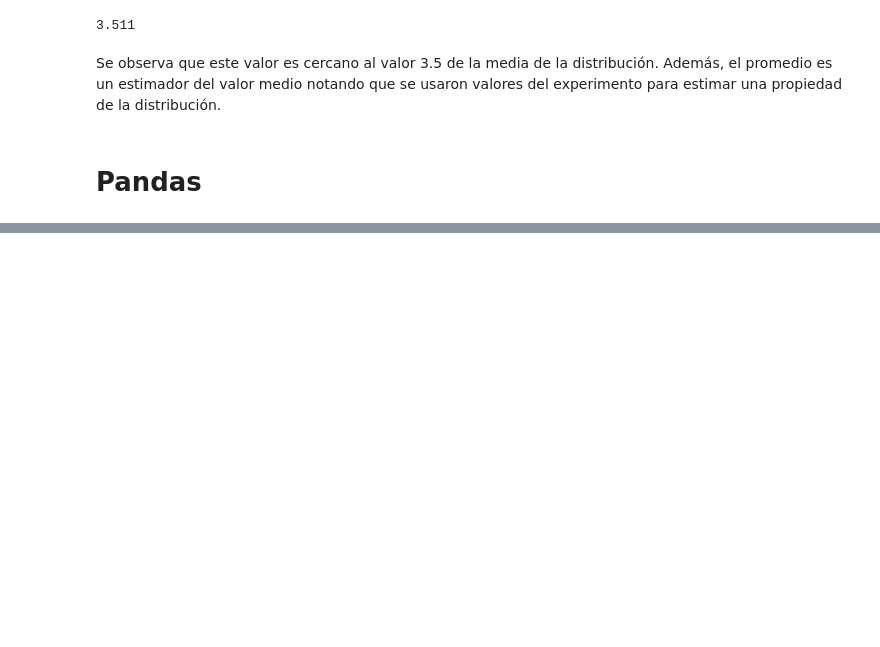
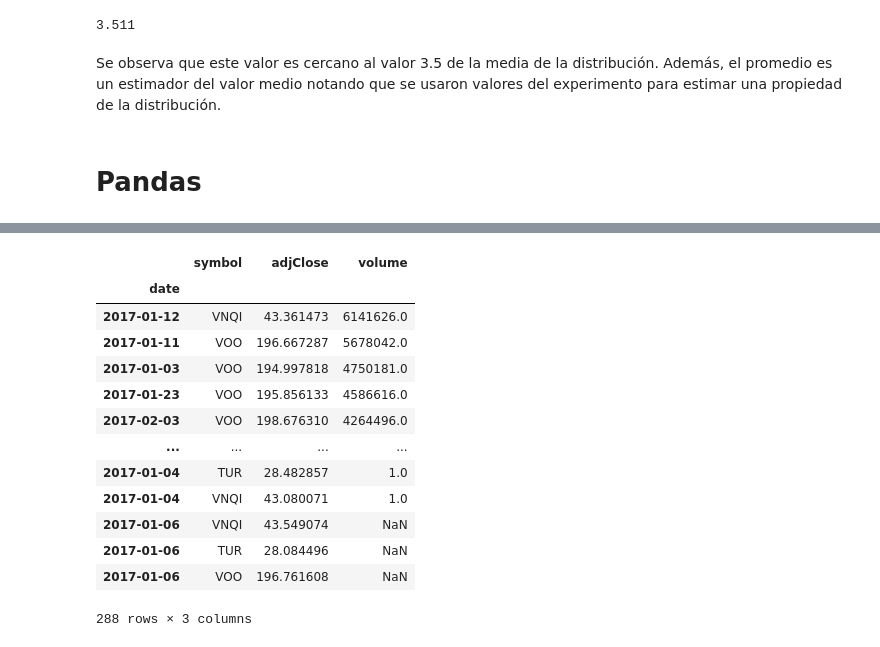
Before and after one commit to lambdaclass/data_etudes, a Jupyter notebook: clases/clase_2_estadistica.ipynb, the cells around one changed output, grey strips where cells are left out. Drawn from its saved outputs; the diff is of its cells as text; code cells hidden in the pictures; blank space fills up the shorter version.

```diff
--- a/clases/clase_2_estadistica.ipynb
+++ b/clases/clase_2_estadistica.ipynb
@@ -147,0 +409,17 @@ Además, el promedio es un estimador del valor medio notando que se usaron valor
+# %%
+df.sort_values('volume', ascending=False)
+# %% [output]
+|  | symbol | adjClose | volume |
+| date |  |  |  |
+| 2017-01-12 | VNQI | 43.361473 | 6141626.0 |
+| 2017-01-11 | VOO | 196.667287 | 5678042.0 |
+| 2017-01-03 | VOO | 194.997818 | 4750181.0 |
+| 2017-01-23 | VOO | 195.856133 | 4586616.0 |
+| 2017-02-03 | VOO | 198.676310 | 4264496.0 |
+| ... | ... | ... | ... |
+| 2017-01-04 | TUR | 28.482857 | 1.0 |
+| 2017-01-04 | VNQI | 43.080071 | 1.0 |
+| 2017-01-06 | VNQI | 43.549074 | NaN |
+| 2017-01-06 | TUR | 28.084496 | NaN |
+| 2017-01-06 | VOO | 196.761608 | NaN |
+288 rows × 3 columns
```
Also changed, not shown: parts of 46 cells of this notebook, 1 other file.
